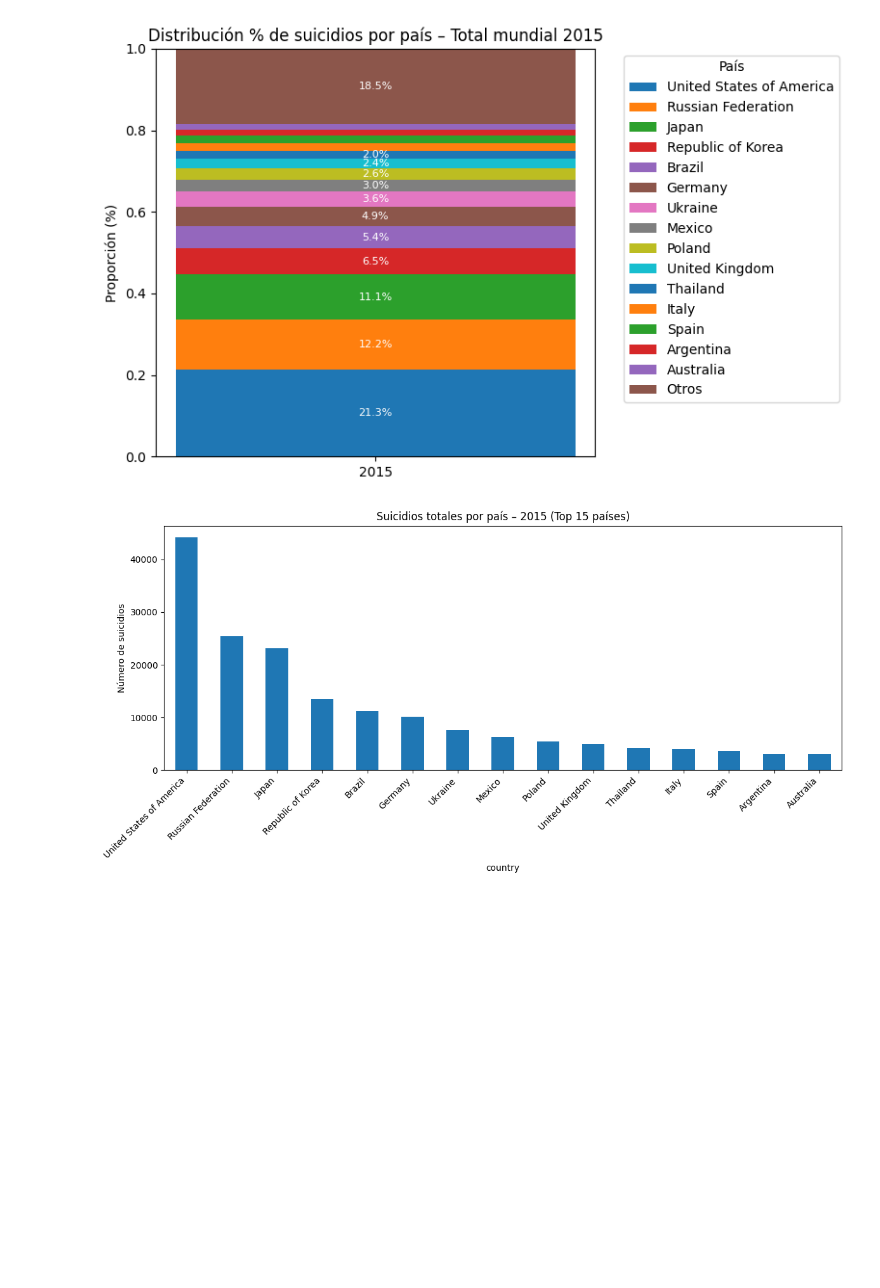
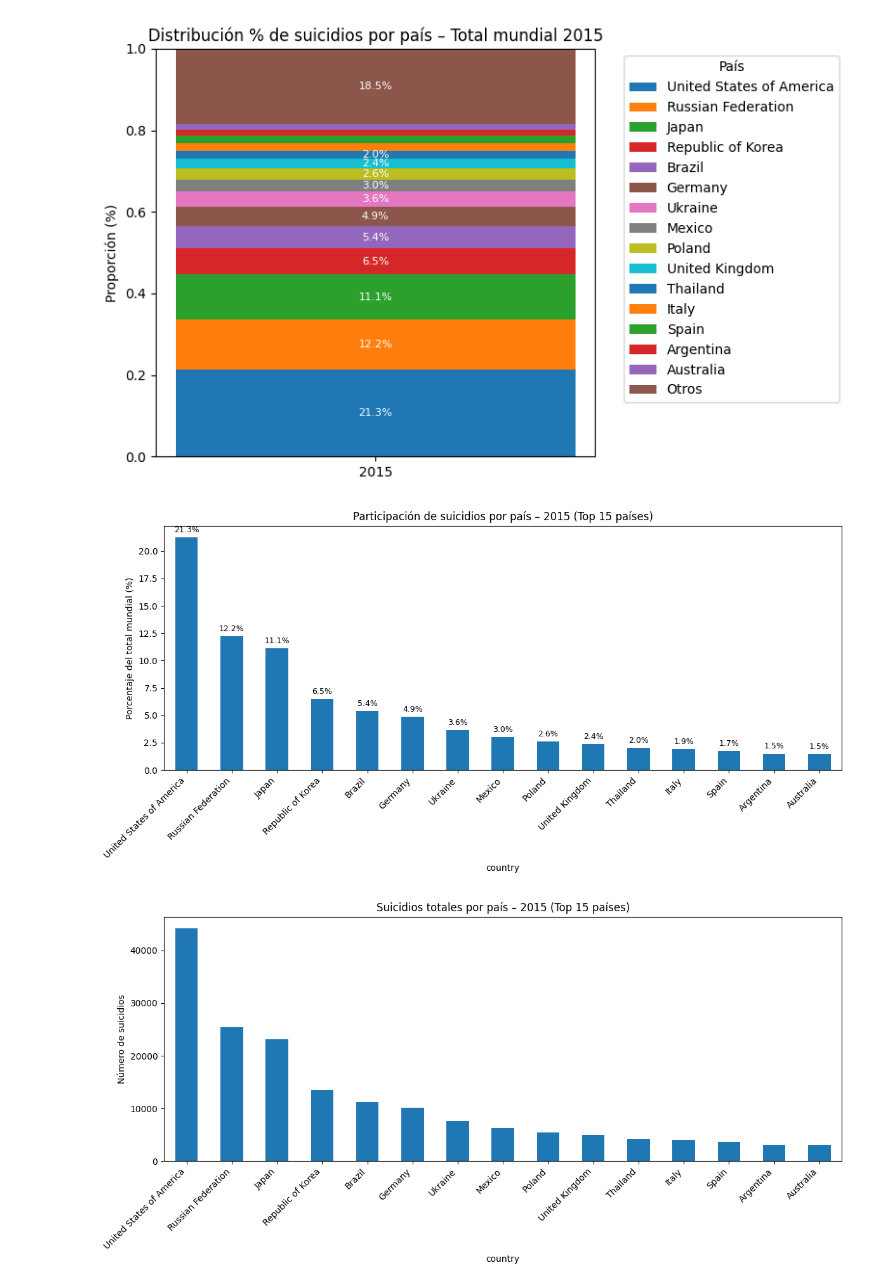
Before and after one commit to vicenadm04/suicidios, a Jupyter notebook: suicide_statics.ipynb, the cells around one changed output. Drawn from its saved outputs; the diff is of its cells as text; code cells hidden in the pictures; blank space fills up the shorter version.

```diff
--- a/suicide_statics.ipynb
+++ b/suicide_statics.ipynb
@@ -222,6 +219,36 @@ plt.tight_layout()
 plt.show()
 # %% [output]
 [figure]
+# %%
+# 2) Limpieza mínima
+df["year"] = pd.to_numeric(df["year"], errors="coerce")
+df["suicides_no"] = pd.to_numeric(df["suicides_no"], errors="coerce").fillna(0)
+
+# 3) Filtrar 2015 y sumar por país
+df2015 = df[df["year"] == 2015].copy()
+totales = df2015.groupby("country")["suicides_no"].sum().sort_values(ascending=False)
+
+# 4) Convertir a porcentaje del total mundial
+prop = totales / totales.sum() * 100
+
+# 5) Seleccionar top 15 países
+top15 = prop.head(15)
+
+# 6) Gráfico de barras (en %)
+plt.figure(figsize=(12,6))
+top15.plot(kind="bar")
+plt.ylabel("Porcentaje del total mundial (%)")
+plt.title("Participación de suicidios por país – 2015 (Top 15 países)")
+plt.xticks(rotation=45, ha="right")
+
+# anotar los porcentajes sobre cada barra
+for i, v in enumerate(top15):
+    plt.text(i, v + 0.3, f"{v:.1f}%", ha="center", va="bottom", fontsize=9)
+
+plt.tight_layout()
+plt.show()
+# %% [output]
+[figure, added]
 # %%
 
 # 2) Tipos y limpieza mínima
```
Also changed, not shown: parts of 7 cells of this notebook.
